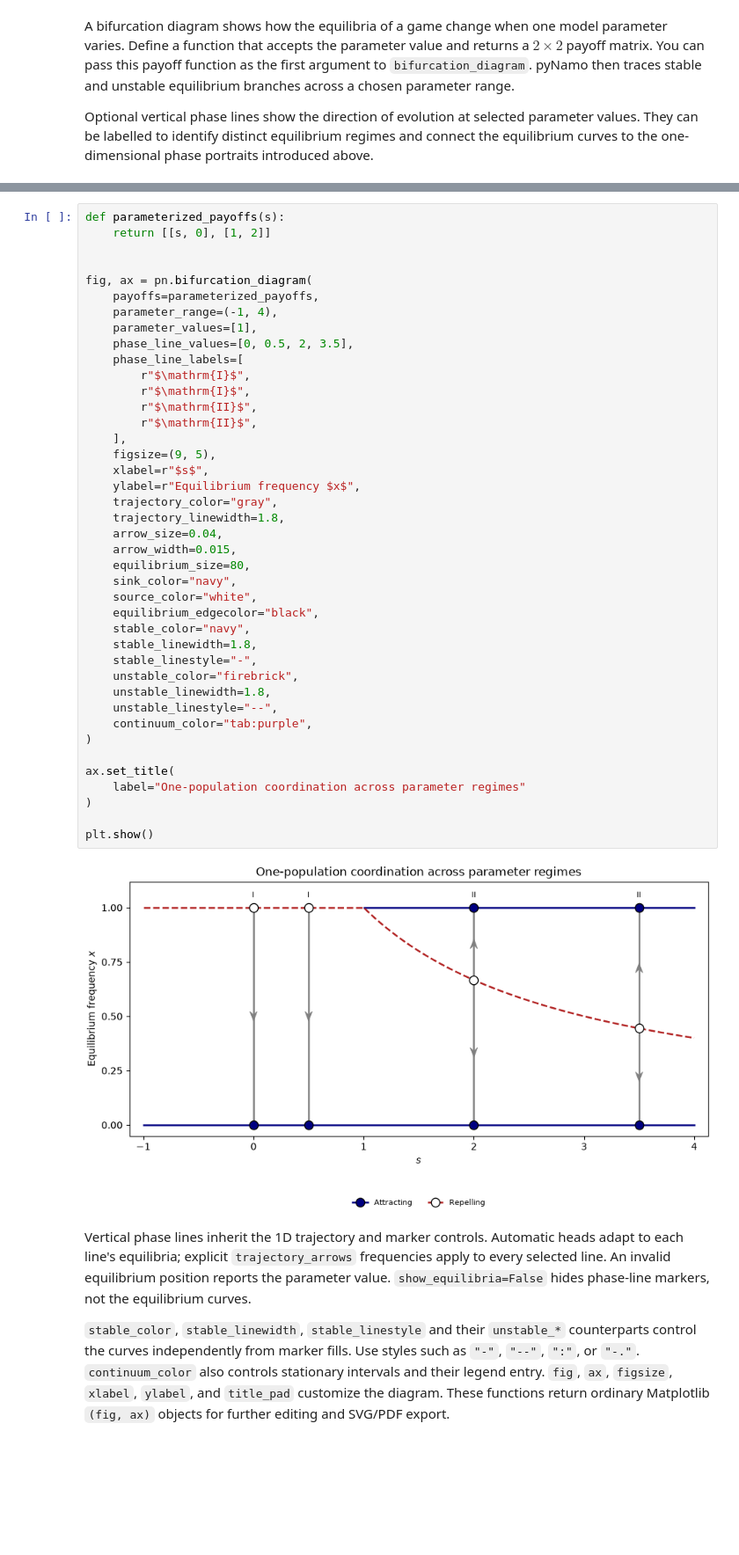
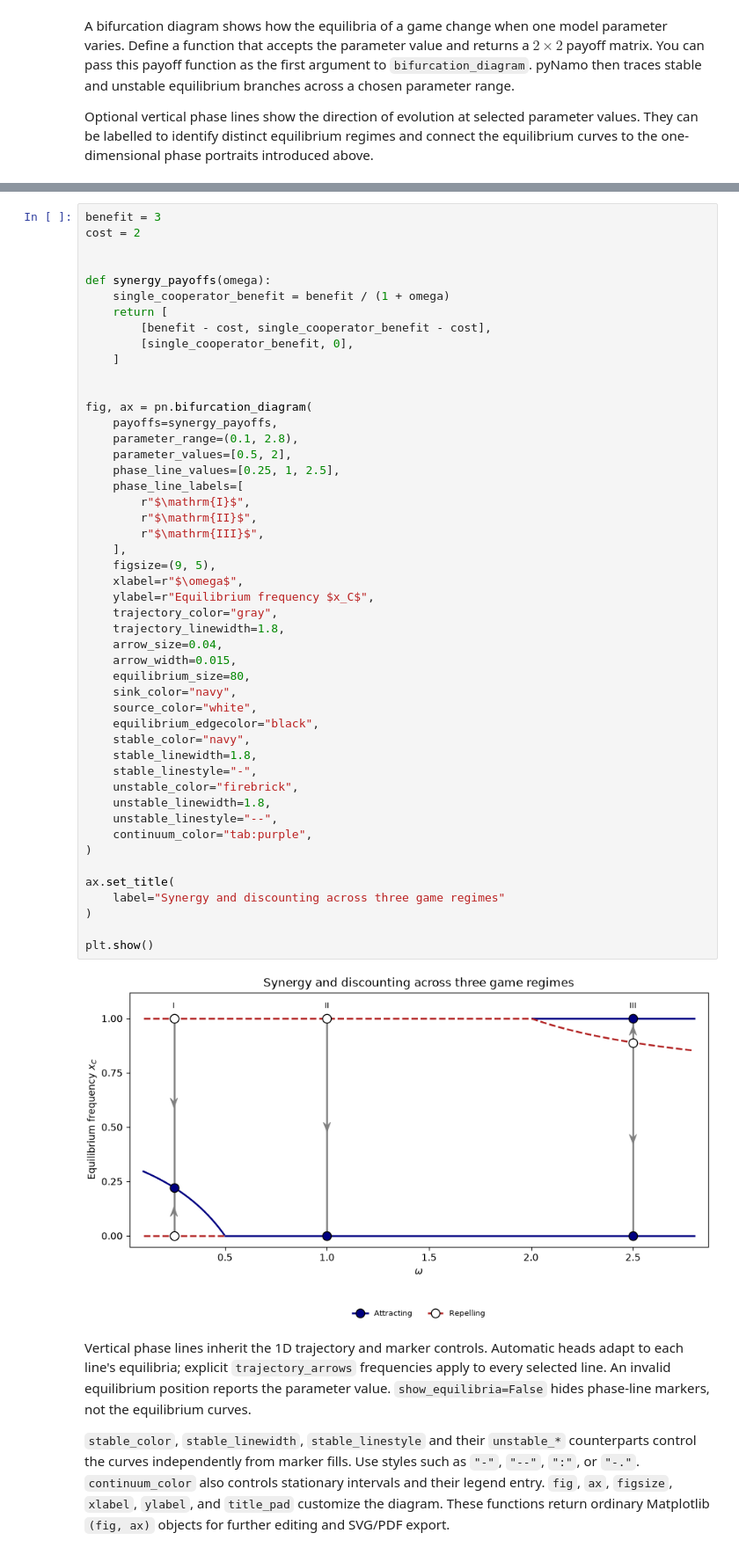
Before and after one commit to SlimaneD/pynamo, a Jupyter notebook: tutorial.ipynb, the cells around one changed output, grey strips where cells are left out. Shown at 88% size. Saved outputs shown, nothing was run; the diff lists cells and outputs as text; blank space fills up the shorter version.

```diff
--- a/tutorial.ipynb
+++ b/tutorial.ipynb
@@ -1179,46 +1193,53 @@ Optional vertical phase lines show the direction of evolution at selected parame
 # %%
-def parameterized_payoffs(s):
-    return [[s, 0], [1, 2]]
+benefit = 3
+cost = 2
+
+
+def synergy_payoffs(omega):
+    single_cooperator_benefit = benefit / (1 + omega)
+    return [
+        [benefit - cost, single_cooperator_benefit - cost],
+        [single_cooperator_benefit, 0],
+    ]
 
 
 fig, ax = pn.bifurcation_diagram(
-    payoffs=parameterized_payoffs,
-    parameter_range=(-1, 4),
-    parameter_values=[1],
-    phase_line_values=[0, 0.5, 2, 3.5],
+    payoffs=synergy_payoffs,
+    parameter_range=(0.1, 2.8),
+    parameter_values=[0.5, 2],
+    phase_line_values=[0.25, 1, 2.5],
     phase_line_labels=[
         r"$\mathrm{I}$",
-        r"$\mathrm{I}$",
         r"$\mathrm{II}$",
-        r"$\mathrm{II}$",
+        r"$\mathrm{III}$",
     ],
     figsize=(9, 5),
-    xlabel=r"$s$",
-    ylabel=r"Equilibrium frequency $x$",
+    xlabel=r"$\omega$",
+    ylabel=r"Equilibrium frequency $x_C$",
     trajectory_color="gray",
     trajectory_linewidth=1.8,
     arrow_size=0.04,
     arrow_width=0.015,
     equilibrium_size=80,
     sink_color="navy",
     source_color="white",
     equilibrium_edgecolor="black",
     stable_color="navy",
     stable_linewidth=1.8,
     stable_linestyle="-",
     unstable_color="firebrick",
     unstable_linewidth=1.8,
     unstable_linestyle="--",
     continuum_color="tab:purple",
 )
 
 ax.set_title(
-    label="One-population coordination across parameter regimes"
+    label="Synergy and discounting across three game regimes"
 )
 
 plt.show()
 # %% [output]
-[figure, old version]
+[figure, new version]
 # %% [markdown]
 Vertical phase lines inherit the 1D trajectory and marker controls. Automatic heads adapt to each line's equilibria; explicit `trajectory_arrows` frequencies apply to every selected line. An invalid equilibrium position reports the parameter value. `show_equilibria=False` hides phase-line markers, not the equilibrium curves.
 
```
Also changed, not shown: parts of 8 cells of this notebook, 2 other files.
